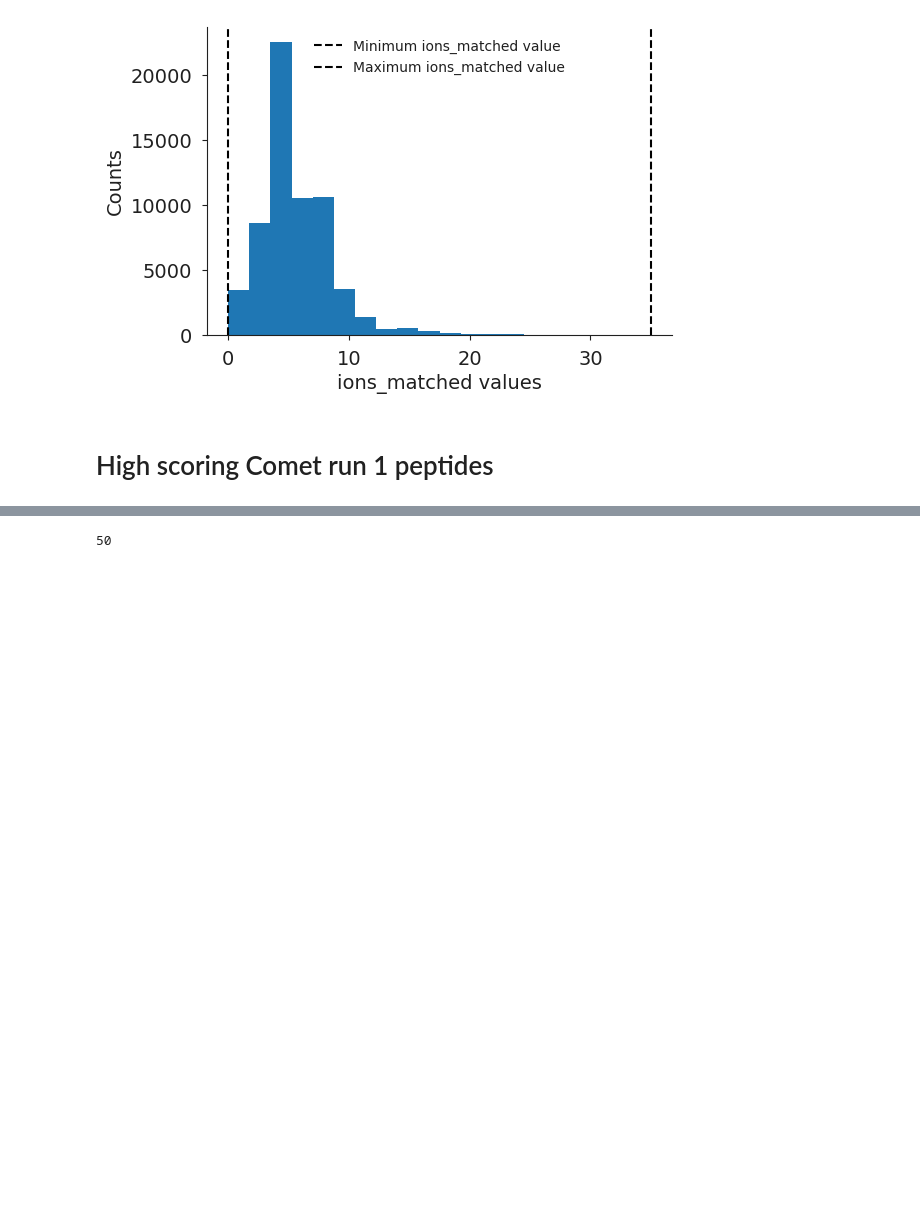
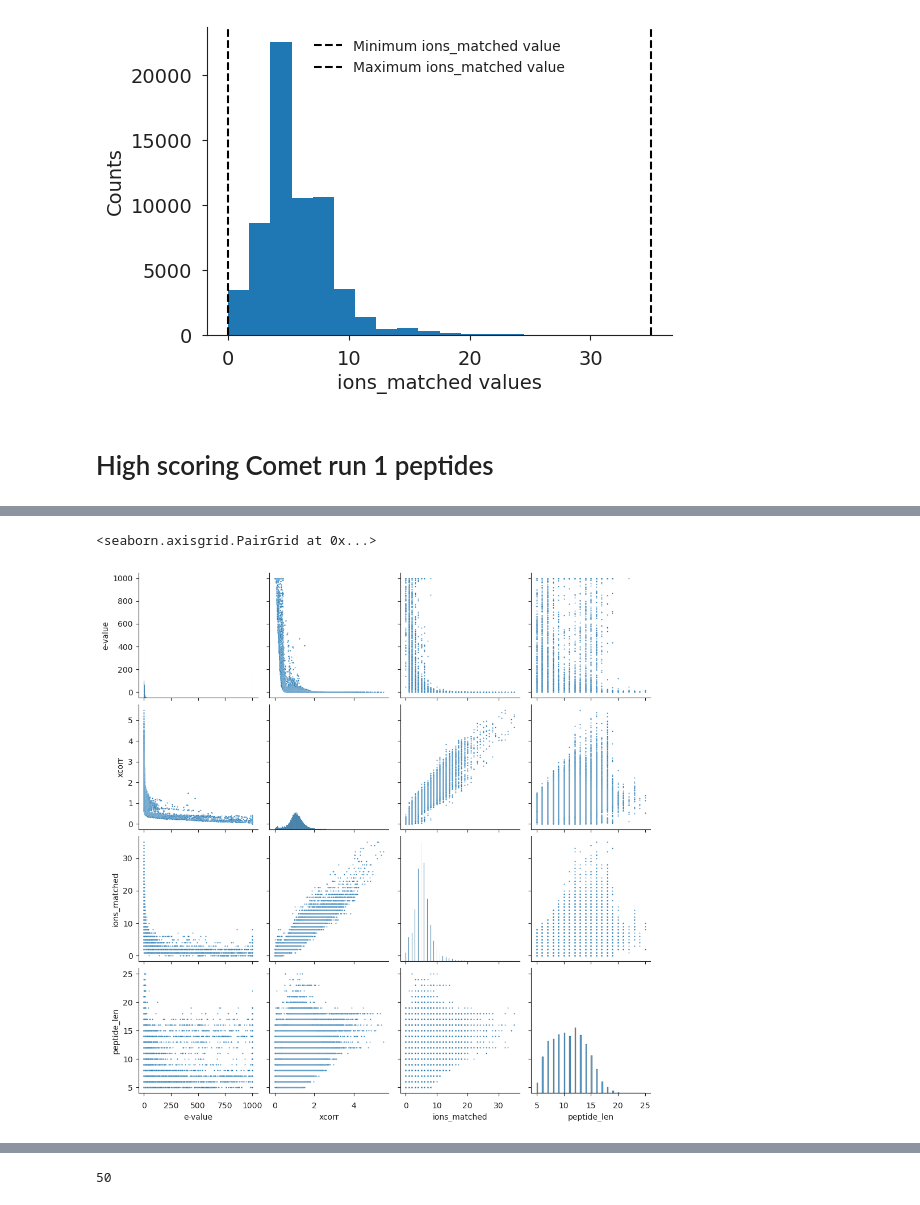
Before and after one commit to ryanlayerlab/hypedsearch, a Jupyter notebook: comet_data.ipynb, the cells around one changed output, grey strips where cells are left out. Saved outputs shown, nothing was run; the diff lists cells and outputs as text; code cells hidden in the pictures; blank space fills up the shorter version.

```diff
--- a/comet_data.ipynb
+++ b/comet_data.ipynb
@@ -204,3 +214,10 @@ finalize(axs)
 [figure]
 # %% [markdown]
 # High scoring Comet run 1 peptides
+# %%
+PL = "peptide_len"
+# Sort comet run 1 df so highest xcorr rows are on top
+df = comet_df.sort_values(by="xcorr", ascending=False)
+df.reset_index(inplace=True, drop=True)
+df.head(2)
+df[PL] = df[PLAIN_PEPTIDE].apply(lambda peptide: len(peptide))
@@ -207 +229,6 @@ finalize(axs)
+# %%
+sns.pairplot(df[[EV, XC, IM, PL]], plot_kws={"s": 2})
+# %% [output]
+<seaborn.axisgrid.PairGrid at 0x...>
+[figure, added]
 # %%
```
Also changed, not shown: parts of 5 cells of this notebook, 29 other files.
